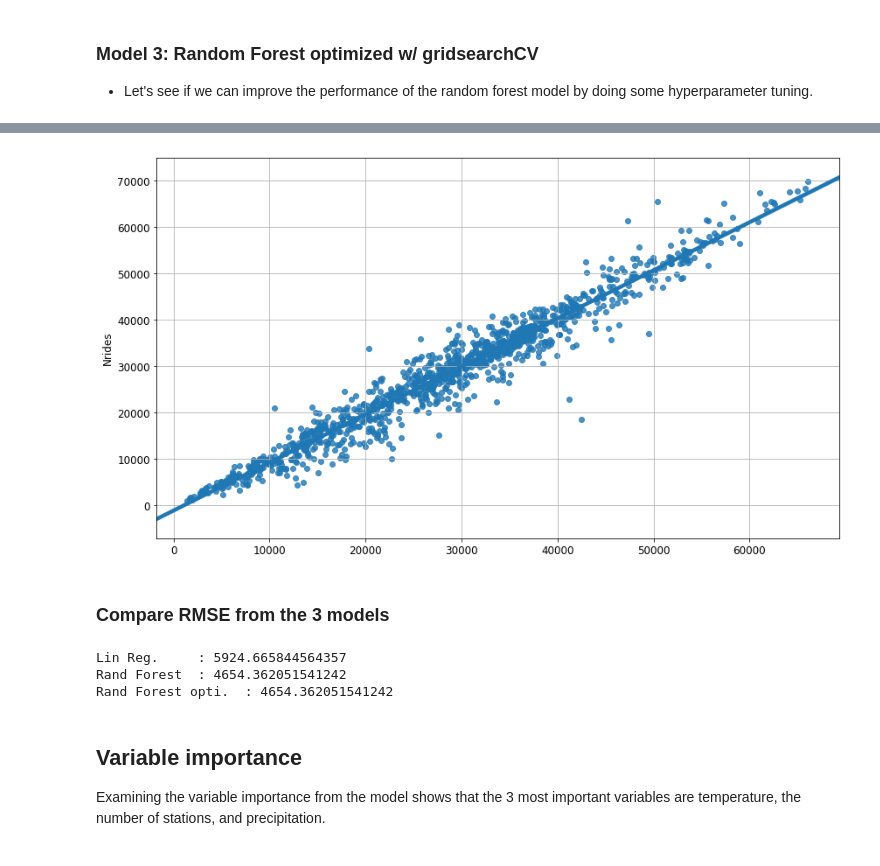
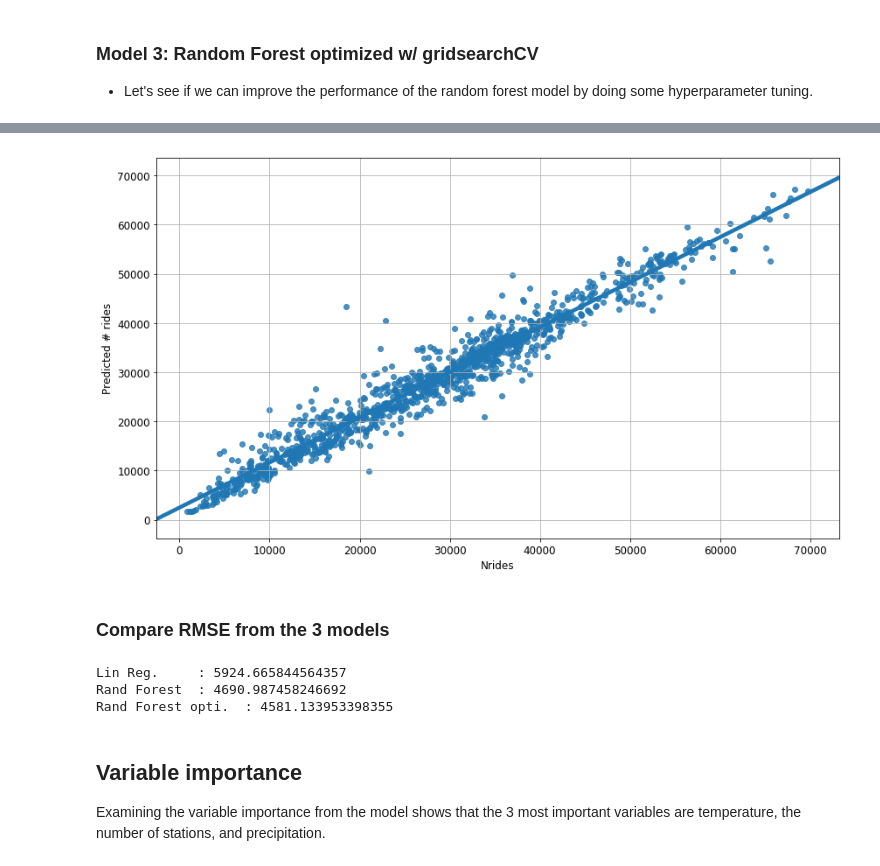
Before and after one commit to andypicke/NYC_citibike, a Jupyter notebook: citibike_regression_new.ipynb, the cells around one changed output, grey strips where cells are left out. Drawn from its saved outputs; the diff is of its cells as text; code cells hidden in the pictures.

```diff
--- a/citibike_regression_new.ipynb
+++ b/citibike_regression_new.ipynb
@@ -209,22 +212,23 @@ RMSE_rf2
 # %%
 plt.figure(figsize=(14,8))
-sns.regplot(rf2.predict(X_all), y)
+sns.regplot(y,rf2.predict(X_all))
 plt.grid()
+plt.ylabel('Predicted # rides')
 
-plt.savefig('/Users/Andy/andypicke.github.io/images/rf_vs_actual.png')
+plt.savefig('/Users/Andy/andypicke.github.io/images/Citibike/rf_vs_actual.png')
 # %% [output]
-[figure, old version]
+[figure, new version]
 # %% [markdown]
 ### Compare RMSE from the 3 models
 # %%
 # Compare RMSE
 print('Lin Reg.     : ' + str(RMSE_linreg))
 print('Rand Forest  : ' + str(RMSE_rf))
-print('Rand Forest opti.  : ' + str(RMSE_rf))
+print('Rand Forest opti.  : ' + str(RMSE_rf2))
 # %% [output]
 Lin Reg.     : 5924.665844564357
-Rand Forest  : 4654.362051541242
-Rand Forest opti.  : 4654.362051541242
+Rand Forest  : 4690.987458246692
+Rand Forest opti.  : 4581.133953398355
 # %% [markdown]
 ## Variable importance
 Examining the variable importance from the model shows that the 3 most important variables are temperature, the number of stations, and precipitation.
```
Also changed, not shown: parts of 17 cells of this notebook, 1 other file.
